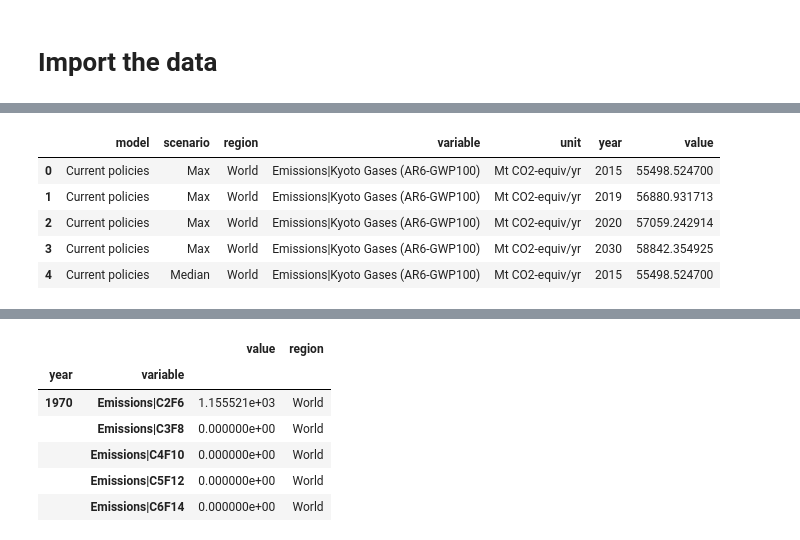
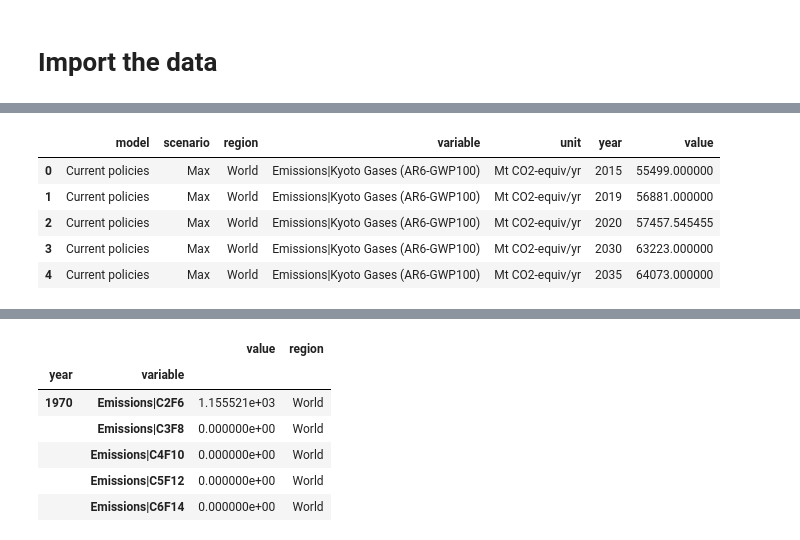
Before and after one commit to Rlamboll/Emissions_Gap, a Jupyter notebook: notebooks/02_harmonise.ipynb, the cells around one changed output, grey strips where cells are left out. Cells and saved outputs as stored; diff of their text form; code cells hidden in the pictures.

```diff
--- a/notebooks/02_harmonise.ipynb
+++ b/notebooks/02_harmonise.ipynb
@@ -61,0 +34,2 @@ readin_data
+# %%
+raw_data = pd.read_csv(out_folder + "cleaned_projection.csv")
@@ -62,20 +49,17 @@ readin_data
 # %%
-variable = "Emissions|Kyoto Gases (AR6-GWP100)"
-unit = "Mt CO2-equiv/yr"
-raw_data = readin_data
 raw_data["region"] = "World"
 raw_data["unit"] = unit
 raw_data["variable"] = variable
 raw_data = pyam.IamDataFrame(raw_data)
 raw_data = raw_data.interpolate(2020)
 raw_data.data.head()
 # %% [output]
 |  | model | scenario | region | variable | unit | year | value |
-| 0 | Current policies | Max | World | Emissions|Kyoto Gases (AR6-GWP100) | Mt CO2-equiv/yr | 2015 | 55498.524700 |
-| 1 | Current policies | Max | World | Emissions|Kyoto Gases (AR6-GWP100) | Mt CO2-equiv/yr | 2019 | 56880.931713 |
-| 2 | Current policies | Max | World | Emissions|Kyoto Gases (AR6-GWP100) | Mt CO2-equiv/yr | 2020 | 57059.242914 |
-| 3 | Current policies | Max | World | Emissions|Kyoto Gases (AR6-GWP100) | Mt CO2-equiv/yr | 2030 | 58842.354925 |
-| 4 | Current policies | Median | World | Emissions|Kyoto Gases (AR6-GWP100) | Mt CO2-equiv/yr | 2015 | 55498.524700 |
+| 0 | Current policies | Max | World | Emissions|Kyoto Gases (AR6-GWP100) | Mt CO2-equiv/yr | 2015 | 55499.000000 |
+| 1 | Current policies | Max | World | Emissions|Kyoto Gases (AR6-GWP100) | Mt CO2-equiv/yr | 2019 | 56881.000000 |
+| 2 | Current policies | Max | World | Emissions|Kyoto Gases (AR6-GWP100) | Mt CO2-equiv/yr | 2020 | 57457.545455 |
+| 3 | Current policies | Max | World | Emissions|Kyoto Gases (AR6-GWP100) | Mt CO2-equiv/yr | 2030 | 63223.000000 |
+| 4 | Current policies | Max | World | Emissions|Kyoto Gases (AR6-GWP100) | Mt CO2-equiv/yr | 2035 | 64073.000000 |
 # %%
 # Import historical database
 histall = pd.read_excel("../input/essd_ghg_data.xlsx", sheet_name="data")
```
Also changed, not shown: parts of 14 cells of this notebook, 4 other files.
